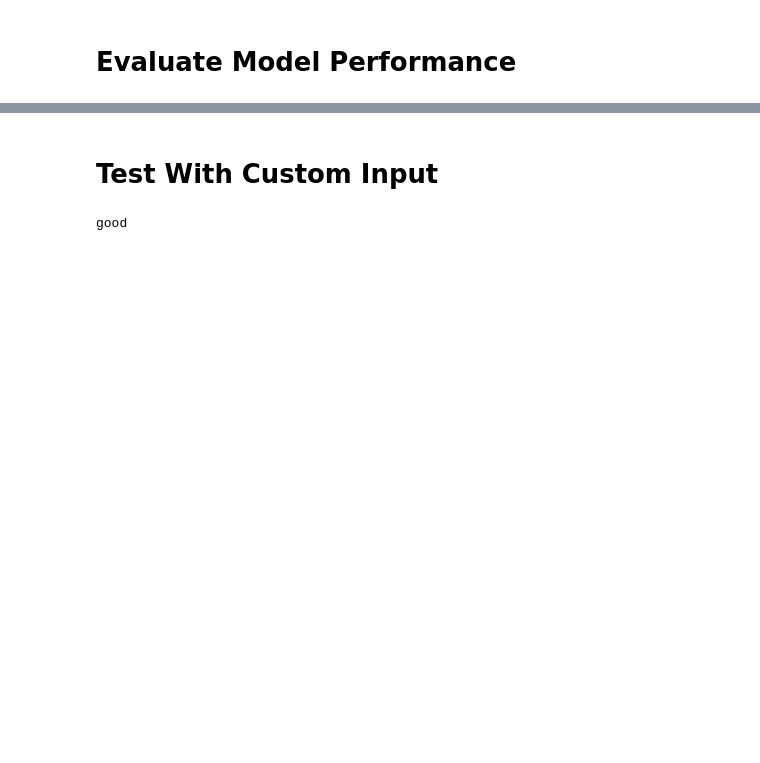
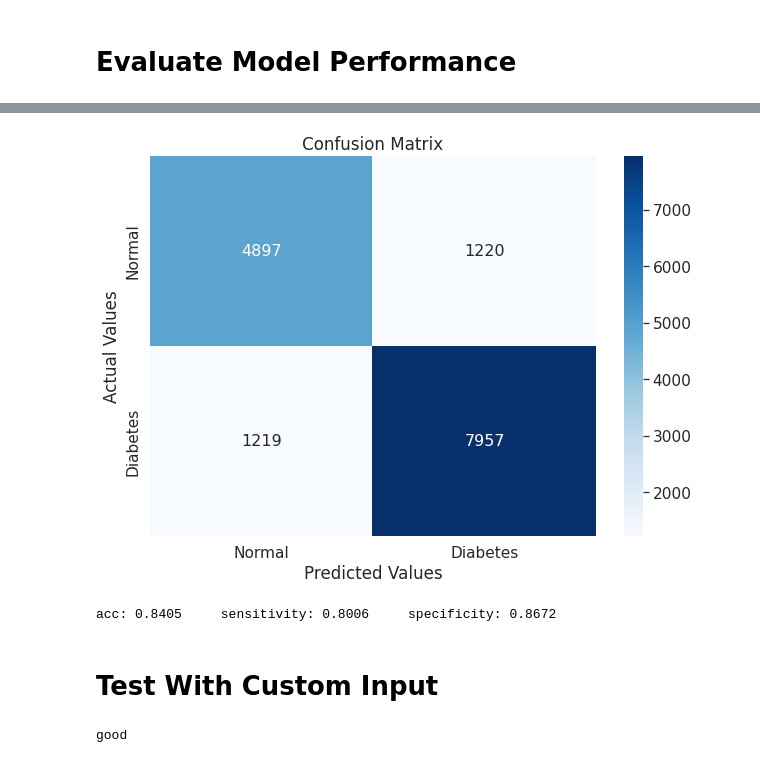
Before and after one commit to Rajsoni03/Sentiment-Analysis-of-Amazon-Product-Reviews, a Jupyter notebook: Marge_Data_Training.ipynb, the cells around one changed output, grey strips where cells are left out. Cells and saved outputs as stored; diff of their text form; code cells hidden in the pictures; blank space fills up the shorter version.

```diff
--- a/Marge_Data_Training.ipynb
+++ b/Marge_Data_Training.ipynb
@@ -323,7 +393,8 @@ plt.show()
 # %%
 from sklearn.metrics import confusion_matrix, classification_report
 
-y_pred = model.predict(testing_padded).arg
+y_pred = model.predict(testing_padded)
+y_pred = y_pred > .5
 
-print(confusion_matrix(Y_test, y_pred))
+
 print(classification_report(Y_test, y_pred))
@@ -330,3 +410,33 @@ print(classification_report(Y_test, y_pred))
+# %%
+
+cm = confusion_matrix(Y_test, y_pred)
+plt.figure(figsize=(10,7))
+sns.set(font_scale=1.4)
+sns.heatmap(cm,
+            annot=True,
+            annot_kws={"size": 16},
+            xticklabels=['Normal', 'Diabetes'],
+            yticklabels=['Normal', 'Diabetes'],
+            fmt='g',
+            cmap='Blues')
+plt.title('Confusion Matrix')
+plt.ylabel('Actual Values')
+plt.xlabel('Predicted Values')
+plt.savefig("/content/CM.png")
+plt.show()
+
+total = np.sum(cm)
+
+TP, FN, FP, TN = cm[0, 0], cm[0, 1], cm[1, 0], cm[1, 1]
+
+acc = (TP + TN) / total
+sensitivity = TP / (TP+FN)
+specificity = TN / (TN+FP)
+
+print("\nacc: {:.4f}".format(acc),"\tsensitivity: {:.4f}".format(sensitivity),"\tspecificity: {:.4f}\n\n".format(specificity))
+# %% [output]
+[figure, added]
+acc: 0.8405     sensitivity: 0.8006     specificity: 0.8672
 # %% [markdown]
 # Test With Custom Input
 # %%
```
Also changed, not shown: parts of 30 cells of this notebook.
